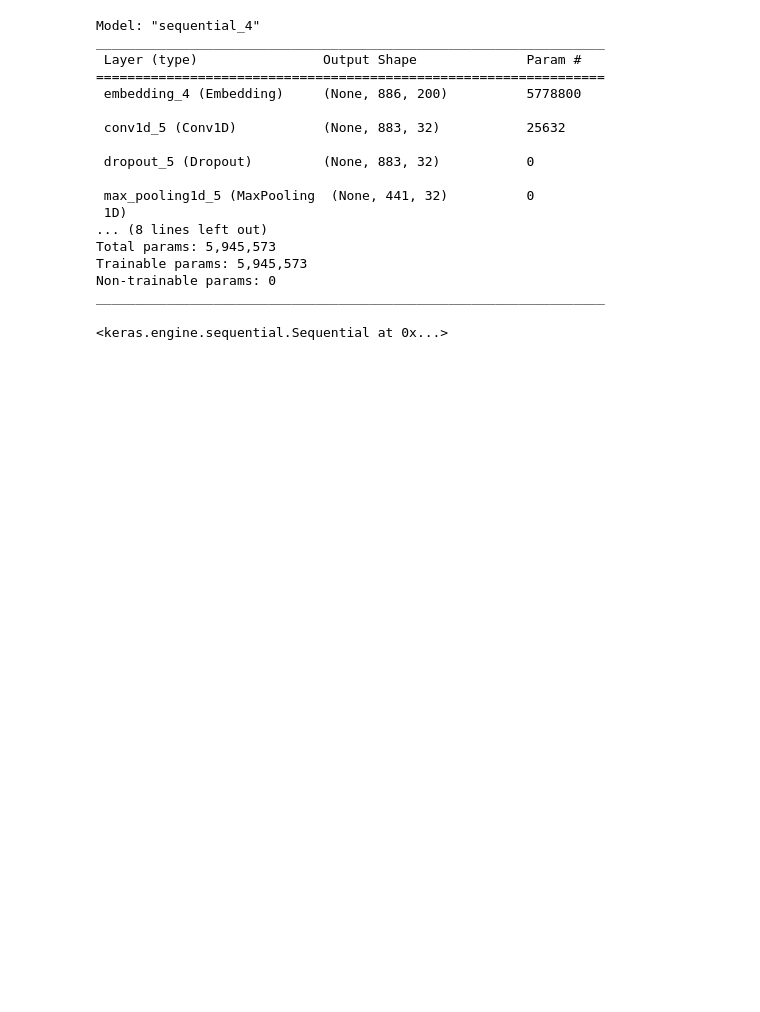
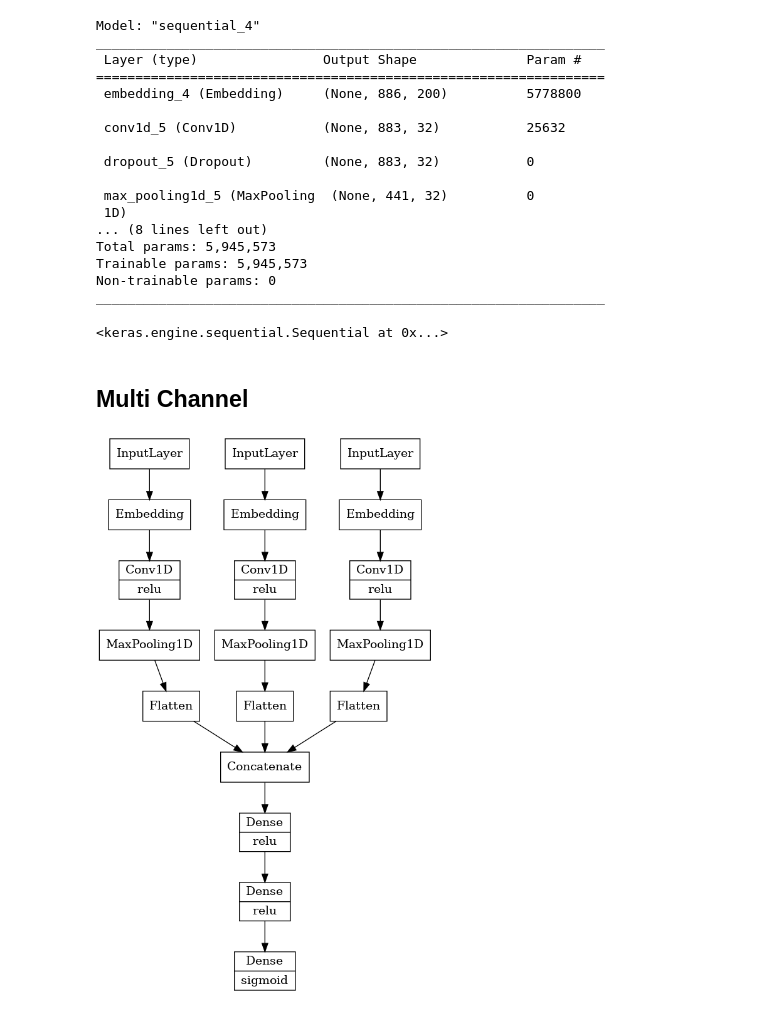
Before and after one commit to w74anheda/AI, a Jupyter notebook: app/learn/11-neural network/04-CNN.ipynb, the cells around one changed output. Drawn from its saved outputs; the diff is of its cells as text; code cells hidden in the pictures; blank space fills up the shorter version.

```diff
--- a/app/learn/11-neural network/04-CNN.ipynb
+++ b/app/learn/11-neural network/04-CNN.ipynb
@@ -311,2 +309,41 @@ load_model('../../../datasets/models/movie_polarity_detection.h5')
 # %% [output]
 <keras.engine.sequential.Sequential at 0x...>
+# %% [markdown]
+## Multi Channel
+# %%
+input1 = Input(shape=(max_len,))
+embeding1 = Embedding(vocab_len,500)(input1)
+conv1 = Conv1D(filters=32, kernel_size=4, activation='relu')(embeding1)
+# dropout1 = Dropout(.5)(conv1)
+maxpool1 = MaxPool1D(pool_size=2)(conv1)
+flat1 = Flatten()(maxpool1)
+
+input2 = Input(shape=(max_len,))
+embeding2 = Embedding(vocab_len,500)(input2)
+conv2 = Conv1D(filters=32, kernel_size=6, activation='relu')(embeding2)
+# dropout2 = Dropout(.5)(conv2)
+maxpool2 = MaxPool1D(pool_size=2)(conv2)
+flat2 = Flatten()(maxpool2)
+
+input3 = Input(shape=(max_len,))
+embeding3 = Embedding(vocab_len,500)(input3)
+conv3 = Conv1D(filters=32, kernel_size=8, activation='relu')(embeding3)
+# dropout3 = Dropout(.5)(conv3)
+maxpool3 = MaxPool1D(pool_size=2)(conv3)
+flat3 = Flatten()(maxpool3)
+
+flatX = concatenate([flat1,flat2,flat3])
+dense1 = Dense(100,activation='relu')(flatX)
+dense2 = Dense(10,activation='relu')(dense1)
+output = Dense(1,activation='sigmoid')(dense2)
+# %%
+model = Model(inputs=[input1,input2,input3],outputs=output)
+model.compile(
+    loss='binary_crossentropy',
+    optimizer = 'adam',
+    metrics=['accuracy']
+)
+# %%
+plot_model(model,show_layer_names=False,show_layer_activations=True)
+# %% [output]
+[figure, added]
```
Also changed, not shown: parts of 13 cells of this notebook.
